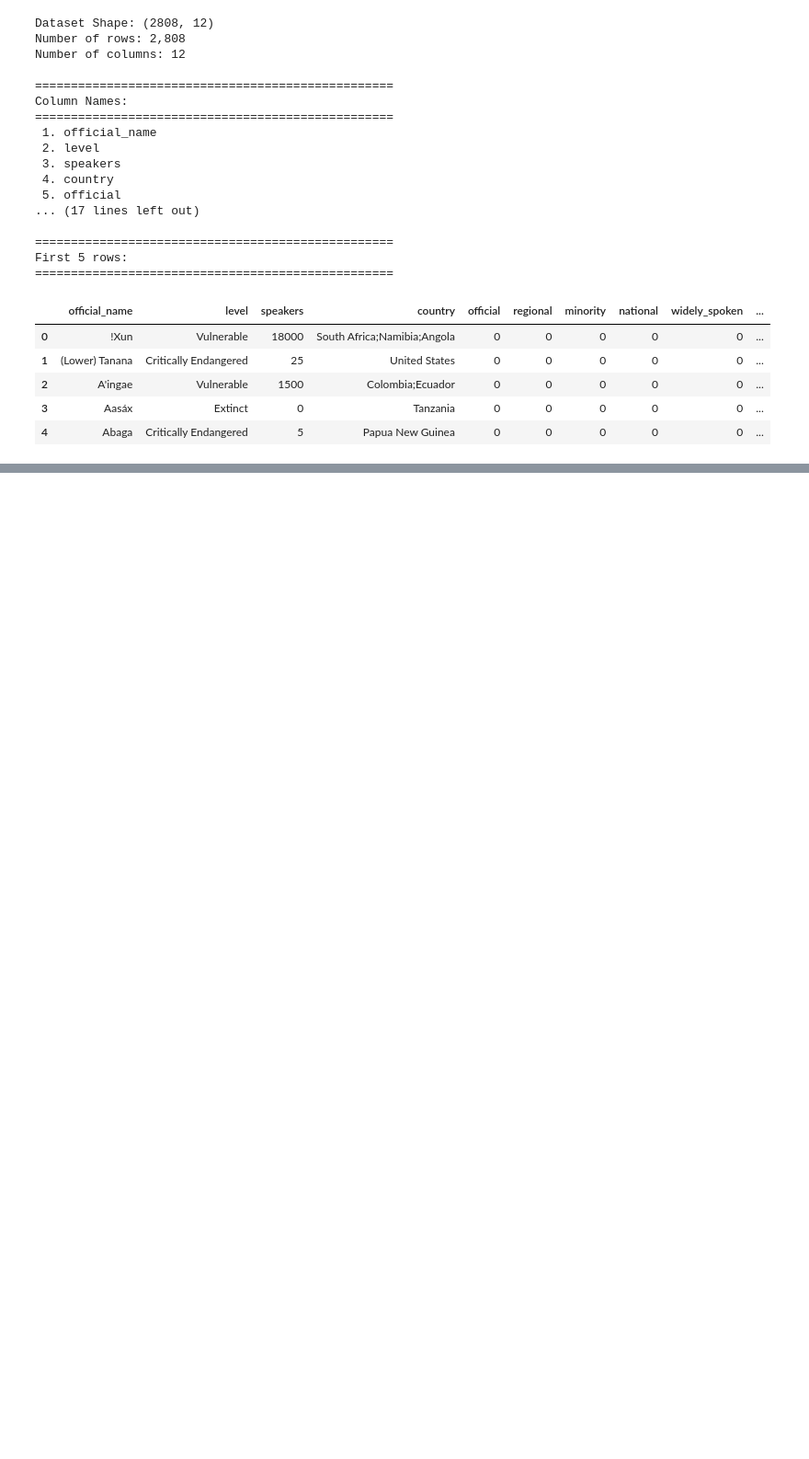
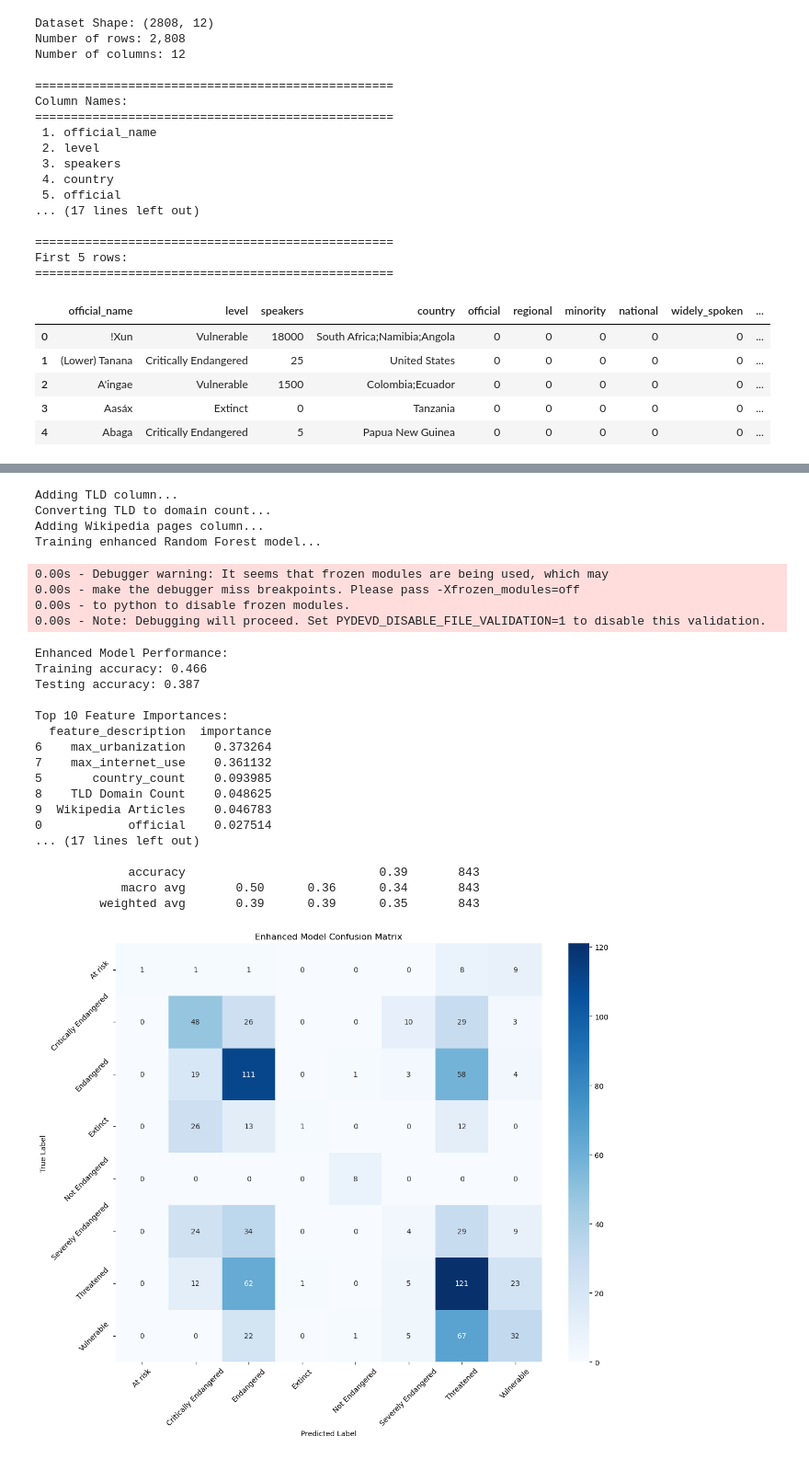
Before and after one commit to helinyilmaz/Language-Endangerment-Prediction, a Jupyter notebook: model.ipynb, the cells around one changed output, grey strips where cells are left out. Shown: that part at 92% size. Cells and saved outputs as stored; diff of their text form; code cells hidden in the pictures; blank space fills up the shorter version.

```diff
--- a/model.ipynb
+++ b/model.ipynb
@@ -97,0 +1185,36 @@ print(filtered_df)
+# %%
+
+enhanced_df = add_language_features(df)
+
+#Train the model
+rf_language_enhanced, X_train, X_test, y_train, y_test = train_enhanced_language_model(enhanced_df)
+
+# Evaluate the model
+accuracy, class_performance = evaluate_enhanced_model(rf_language_enhanced, X_test, y_test, X_train, y_train)
+# %% [output]
+Adding TLD column...
+Converting TLD to domain count...
+Adding Wikipedia pages column...
+Training enhanced Random Forest model...
+0.00s - Debugger warning: It seems that frozen modules are being used, which may
+0.00s - make the debugger miss breakpoints. Please pass -Xfrozen_modules=off
+0.00s - to python to disable frozen modules.
+0.00s - Note: Debugging will proceed. Set PYDEVD_DISABLE_FILE_VALIDATION=1 to disable this validation.
+Enhanced Model Performance:
+Training accuracy: 0.466
+Testing accuracy: 0.387
+
+Top 10 Feature Importances:
+  feature_description  importance
+6    max_urbanization    0.373264
+7    max_internet_use    0.361132
+5       country_count    0.093985
+8    TLD Domain Count    0.048625
+9  Wikipedia Articles    0.046783
+0            official    0.027514
+... (17 lines left out)
+
+             accuracy                           0.39       843
+            macro avg       0.50      0.36      0.34       843
+         weighted avg       0.39      0.39      0.35       843
+[figure, added]
```
Also changed, not shown: parts of 8 cells of this notebook, 1 other file.
